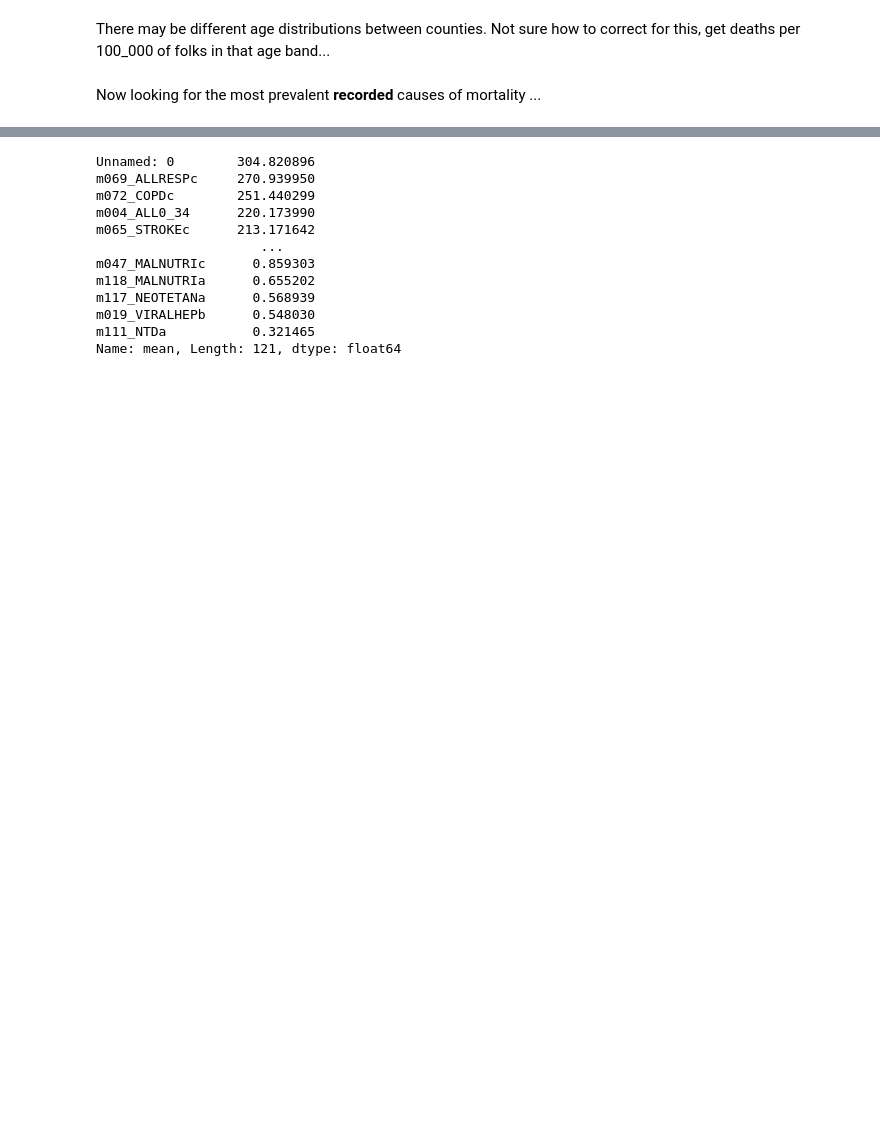
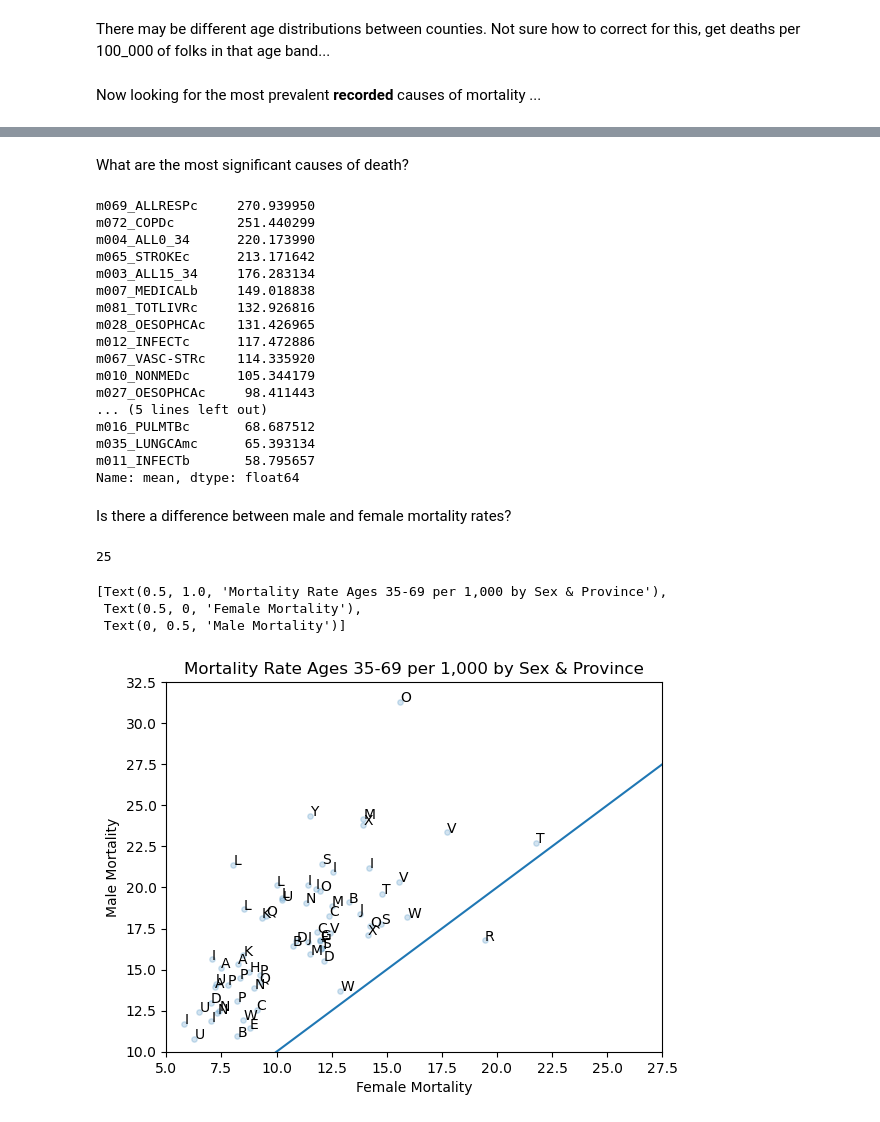
Before and after one commit to colbytse/community_health_project, a Jupyter notebook: will.ipynb, the cells around one changed output, grey strips where cells are left out. Saved outputs shown, nothing was run; the diff lists cells and outputs as text; code cells hidden in the pictures; blank space fills up the shorter version.

```diff
--- a/will.ipynb
+++ b/will.ipynb
@@ -24,0 +115,4 @@ chtaiq = pd.read_csv('./cleaned_data/chtaiq.csv')
+# %%
+ch83m.drop('Unnamed: 0', axis = 1, inplace=True)
+ch89m.drop('Unnamed: 0', axis = 1, inplace=True)
+chtaim.drop('Unnamed: 0', axis = 1, inplace=True)
@@ -25,3 +140,13 @@ chtaiq = pd.read_csv('./cleaned_data/chtaiq.csv')
+# %%
+# export to cleaned_data_descriptive
+
+
+ch89m['county'].fillna('NA', inplace=True)
+# ch89m had the county label "NA" replaced with NAN values
+
+ch83m.to_csv('./cleaned_data_descriptive/ch83m.csv',index=False)
+ch89m.to_csv('./cleaned_data_descriptive/ch89m.csv')
+chtaim.to_csv('./cleaned_data_descriptive/chtaim.csv')
 # %% [markdown]
 ###### general EDA ideas
 # %% [markdown]
@@ -203,6 +293,3 @@ new_cols
 # %%
 ch89m_cols_descr = pd.Series(data=new_cols, name='ch89m_cols_descr')
 ch89m_cols_descr.to_csv('./descriptive_columns/ch89m_cols_descr.csv')
-# %%
-ch89m_rename = dict(zip(ch89m.columns.values,new_cols))
-ch89m = ch89m.rename(ch89m_rename,axis=1)
@@ -224,15 +337,24 @@ Now looking for the most prevalent **recorded** causes of mortality ...
+# %% [markdown]
+What are the most significant causes of death?
 # %%
-ch89m.describe().loc['mean',:].sort_values(ascending=False)
+ch89m.describe().loc['mean',:].sort_values(ascending=False)[0:20]
 # %% [output]
-Unnamed: 0        304.820896
 m069_ALLRESPc     270.939950
 m072_COPDc        251.440299
 m004_ALL0_34      220.173990
 m065_STROKEc      213.171642
-                     ...
-m047_MALNUTRIc      0.859303
-m118_MALNUTRIa      0.655202
-m117_NEOTETANa      0.568939
-m019_VIRALHEPb      0.548030
-m111_NTDa           0.321465
-Name: mean, Length: 121, dtype: float64
+m003_ALL15_34     176.283134
+m007_MEDICALb     149.018838
+m081_TOTLIVRc     132.926816
+m028_OESOPHCAc    131.426965
+m012_INFECTc      117.472886
+m067_VASC-STRc    114.335920
+m010_NONMEDc      105.344179
+m027_OESOPHCAc     98.411443
+... (5 lines left out)
+m016_PULMTBc       68.687512
+m035_LUNGCAmc      65.393134
+m011_INFECTb       58.795657
+Name: mean, dtype: float64
+# %% [markdown]
+Is there a difference between male and female mortality rates?
@@ -238,0 +363,22 @@ Name: mean, Length: 121, dtype: float64
+# %%
+ch89m[ch89m['sex']=='F']['county'].str[0].nunique()
+# there are 25 unique provinces
+# %% [output]
+25
+# %%
+fig,ax = plt.subplots()
+f = ch89m[ch89m['sex']=='F']['m005_ALL35_69']
+m = ch89m[ch89m['sex']=='M']['m005_ALL35_69']
+# plt.scatter(f,m)
+ax.set(xlim=(5, 27.5), ylim=(10, 32.5))
+plt.plot([0,35],[0,35])
+plt.scatter(x = f, y = m, alpha = .2, s=15)
+for i, county in enumerate(ch89m[ch89m['sex']=='F']['county'].str[0]):
+    plt.annotate(county, (f[f.index[i]],m[m.index[i]]))
+ax.set(title = 'Mortality Rate Ages 35-69 per 1,000 by Sex & Province',
+       xlabel = 'Female Mortality', ylabel='Male Mortality')
+# %% [output]
+[Text(0.5, 1.0, 'Mortality Rate Ages 35-69 per 1,000 by Sex & Province'),
+ Text(0.5, 0, 'Female Mortality'),
+ Text(0, 0.5, 'Male Mortality')]
+[figure, added]
```
Also changed, not shown: parts of 51 cells of this notebook, 3 other files.
